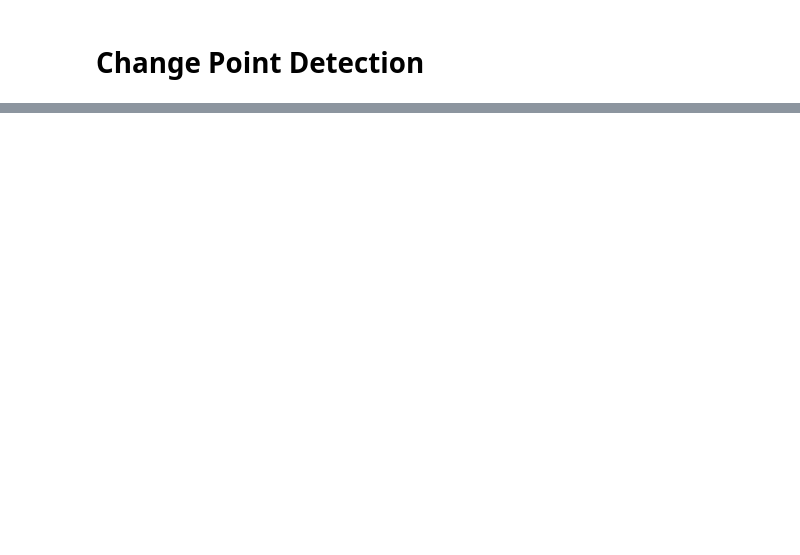
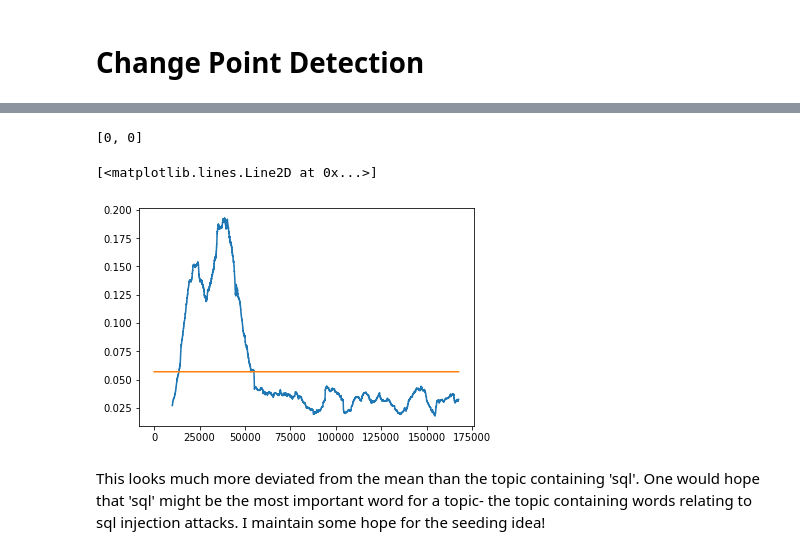
Before and after one commit to billnunn/Assessment-3-Bill-Adam, a Jupyter notebook: Bill_Evidence/billideas.ipynb, the cells around one changed output, grey strips where cells are left out. Saved outputs shown, nothing was run; the diff lists cells and outputs as text; code cells hidden in the pictures; blank space fills up the shorter version.

```diff
--- a/Bill_Evidence/billideas.ipynb
+++ b/Bill_Evidence/billideas.ipynb
@@ -165,0 +248,3 @@ plt.show()
+# %%
+term = 'sql'
+desc3[0:2]
@@ -165,0 +269,26 @@ plt.show()
+# %%
+term_signal = []
+for i in range(0, len(desc3)):
+    if term in desc3[i]:
+        term_signal.append(1)
+    else:
+        term_signal.append(0)
+# %%
+term_signal[0:2]
+# %% [output]
+[0, 0]
+# %%
+window_size = 10000
+
+pd_series = pd.Series(term_signal)
+windows = pd_series.rolling(window_size)
+moving_averages = windows.mean()
+mean = pd_series.mean()
+
+plt.plot(moving_averages)
+plt.plot(np.repeat(mean, len(signal_matrix[topic])))
+# %% [output]
+[<matplotlib.lines.Line2D at 0x...>]
+[figure, added]
+# %% [markdown]
+This looks much more deviated from the mean than the topic containing 'sql'. One would hope that 'sql' might be the most important word for a topic- the topic containing words relating to sql injection attacks. I maintain some hope for the seeding idea!
```
Also changed, not shown: parts of 48 cells of this notebook, 1 other file.
